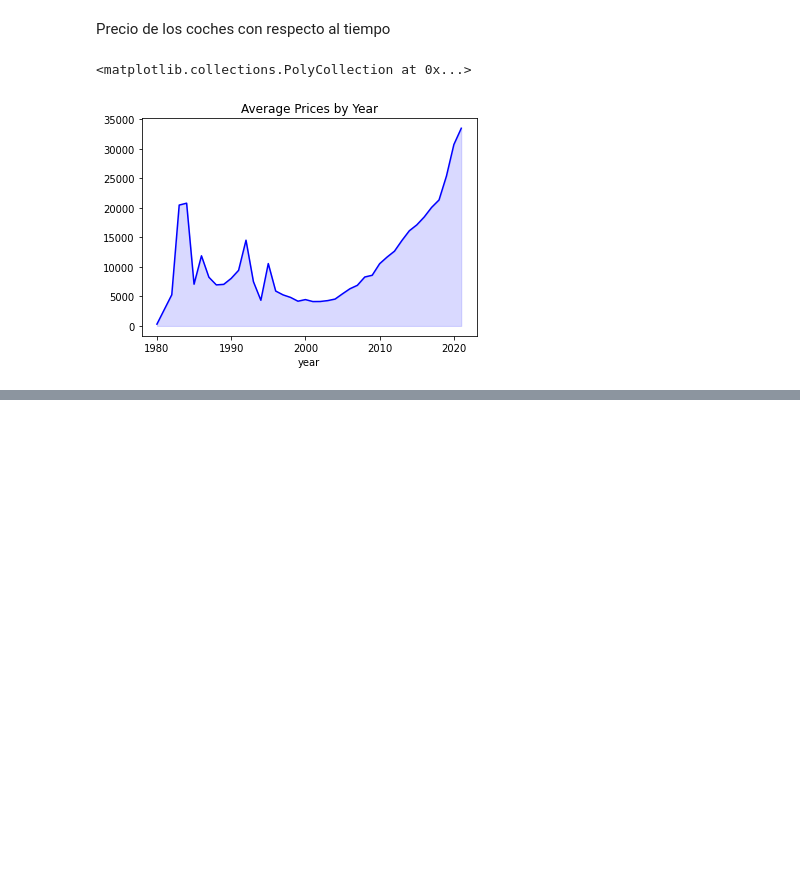
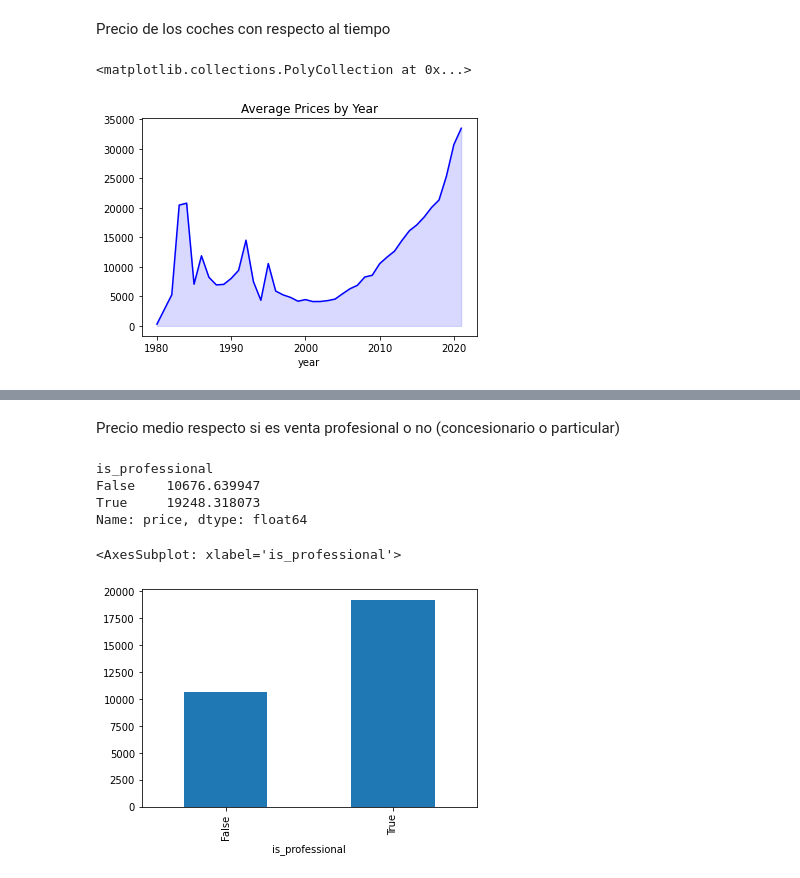
Before and after one commit to Triceratroll/car-price-prediction, a Jupyter notebook: exploratory_data_analisys.ipynb, the cells around one changed output, grey strips where cells are left out. Saved outputs shown, nothing was run; the diff lists cells and outputs as text; code cells hidden in the pictures; blank space fills up the shorter version.

```diff
--- a/exploratory_data_analisys.ipynb
+++ b/exploratory_data_analisys.ipynb
@@ -171,0 +360,16 @@ plt.fill_between(avg_price_by_year.index, avg_price_by_year, alpha=0.15, color='
+# %% [markdown]
+Precio medio respecto si es venta profesional o no (concesionario o particular)
+# %%
+# Calculate the average price by is_professional
+avg_price_by_isProfessional = cars.groupby('is_professional')['price'].mean()
+
+print(avg_price_by_isProfessional)
+
+avg_price_by_isProfessional.plot(kind="bar")
+# %% [output]
+is_professional
+False    10676.639947
+True     19248.318073
+Name: price, dtype: float64
+<AxesSubplot: xlabel='is_professional'>
+[figure, added]
```
Also changed, not shown: parts of 18 cells of this notebook.
